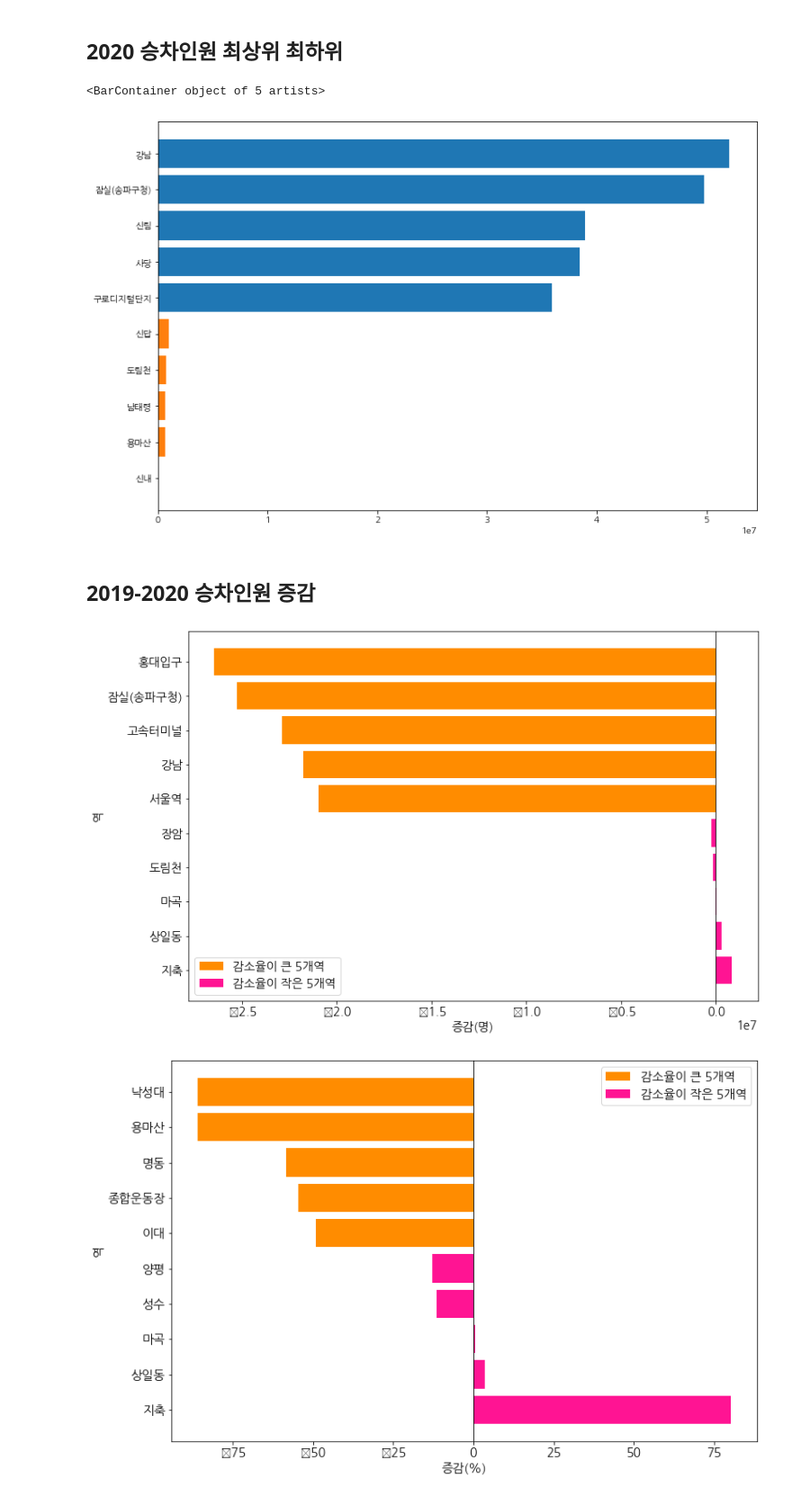
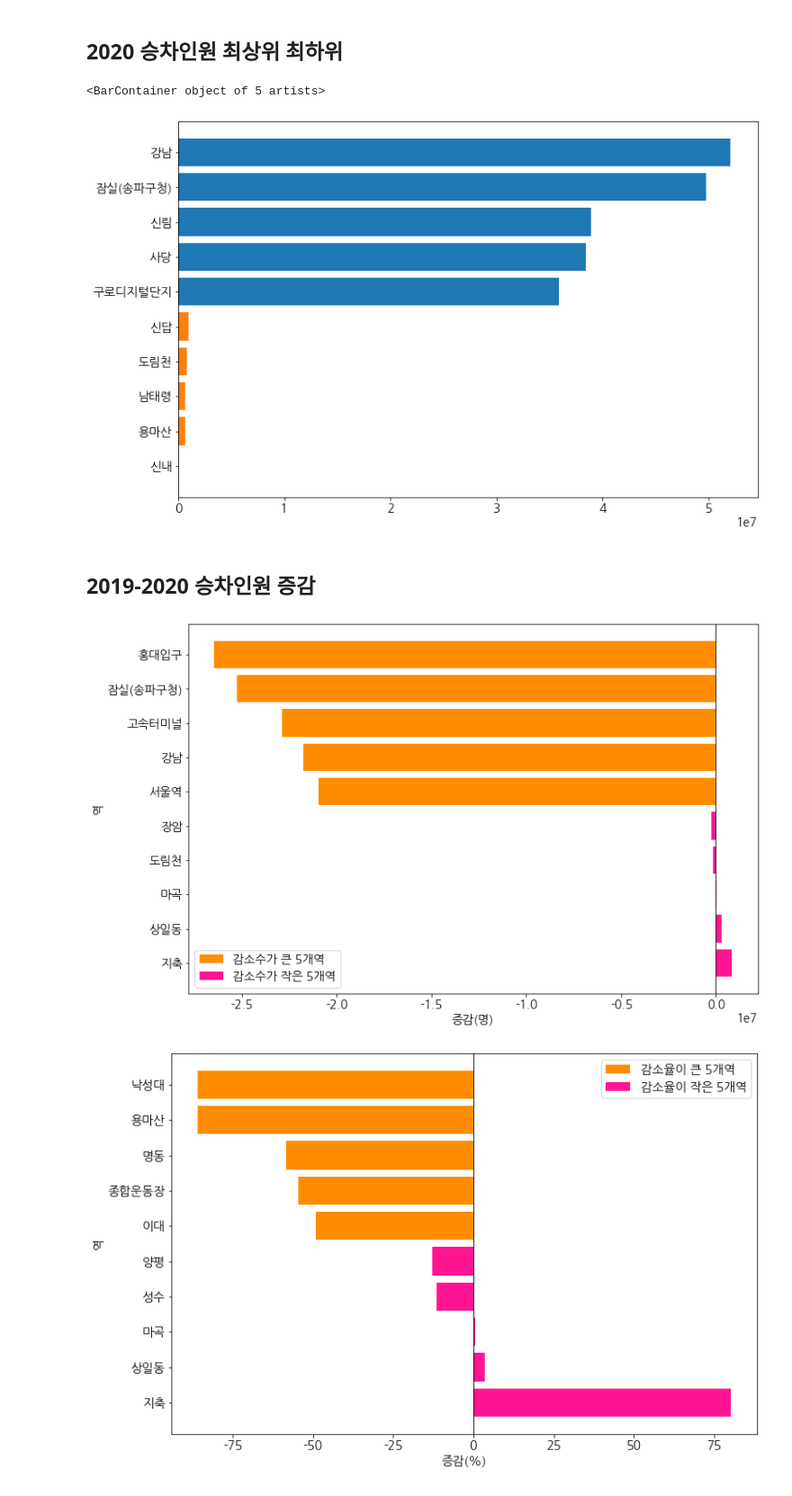
Before and after one commit to SeungyounShin/DGU-DataAnalysis, a Jupyter notebook: taewon_station.ipynb, the cells around one changed output. Shown: that part at 90% size. Saved outputs shown, nothing was run; the diff lists cells and outputs as text; code cells hidden in the pictures.

```diff
--- a/taewon_station.ipynb
+++ b/taewon_station.ipynb
@@ -11,6 +11,8 @@ if platform.system() == 'Darwin':
 elif platform.system() == 'Windows':
     font_name = font_manager.FontProperties(fname=path).get_name()
     rc('font', family=font_name)
+
+plt.rcParams['axes.unicode_minus'] = False
 # %% [markdown]
 ## 데이터 불러오기
 # %%
@@ -43,34 +45,34 @@ plt.barh(sum2020.head(5).index, sum2020.head(5)['합 계'])
 plt.barh(sum2020.tail(5).index, sum2020.tail(5)['합 계'])
 # %% [output]
 <BarContainer object of 5 artists>
-[figure, old version]
+[figure, new version]
 # %% [markdown]
 ## 2019-2020 승차인원 증감
 # %%
 def plotDifference(df1, df2):
     temp1 = df1.iloc[:, [3, -1]].copy()
     temp1 = temp1.groupby('역명', as_index=False).sum()
     temp2 = df2.iloc[:, [3, -1]].copy()
     temp2 = temp2.groupby('역명', as_index=True).sum()
     sumDiff = pd.merge(temp1, temp2, on='역명', how = 'inner')
     sumDiff['증감'] = sumDiff.iloc[:, 2] - sumDiff.iloc[:, 1]
     sumDiff = sumDiff.set_index('역명')
     sumDiff = sumDiff.sort_values(by='증감')
     plt.figure(figsize=(12, 8))
     plt.rc('font', size=14)
     plt.gca().invert_yaxis()
     plt.barh(sumDiff.head(5).index, sumDiff.head(5)[
-             '증감'], color='darkorange', label='감소율이 큰 5개역')
+             '증감'], color='darkorange', label='감소수가 큰 5개역')
     plt.barh(sumDiff.tail(5).index, sumDiff.tail(5)[
-             '증감'], color='deeppink', label='감소율이 작은 5개역')
+             '증감'], color='deeppink', label='감소수가 작은 5개역')
     plt.axvline(x=0, color='black', linewidth=0.8)
     plt.xlabel('증감(명)')
     plt.ylabel('역')
     plt.legend()
 
 plotDifference(subway2019, subway2020)
 # %% [output]
-[figure, old version]
+[figure, new version]
 # %%
 def plotDifferencePercent(df1, df2):
     temp1 = df1.iloc[:, [3, -1]].copy()
```
Also changed, not shown: parts of 8 cells of this notebook.
